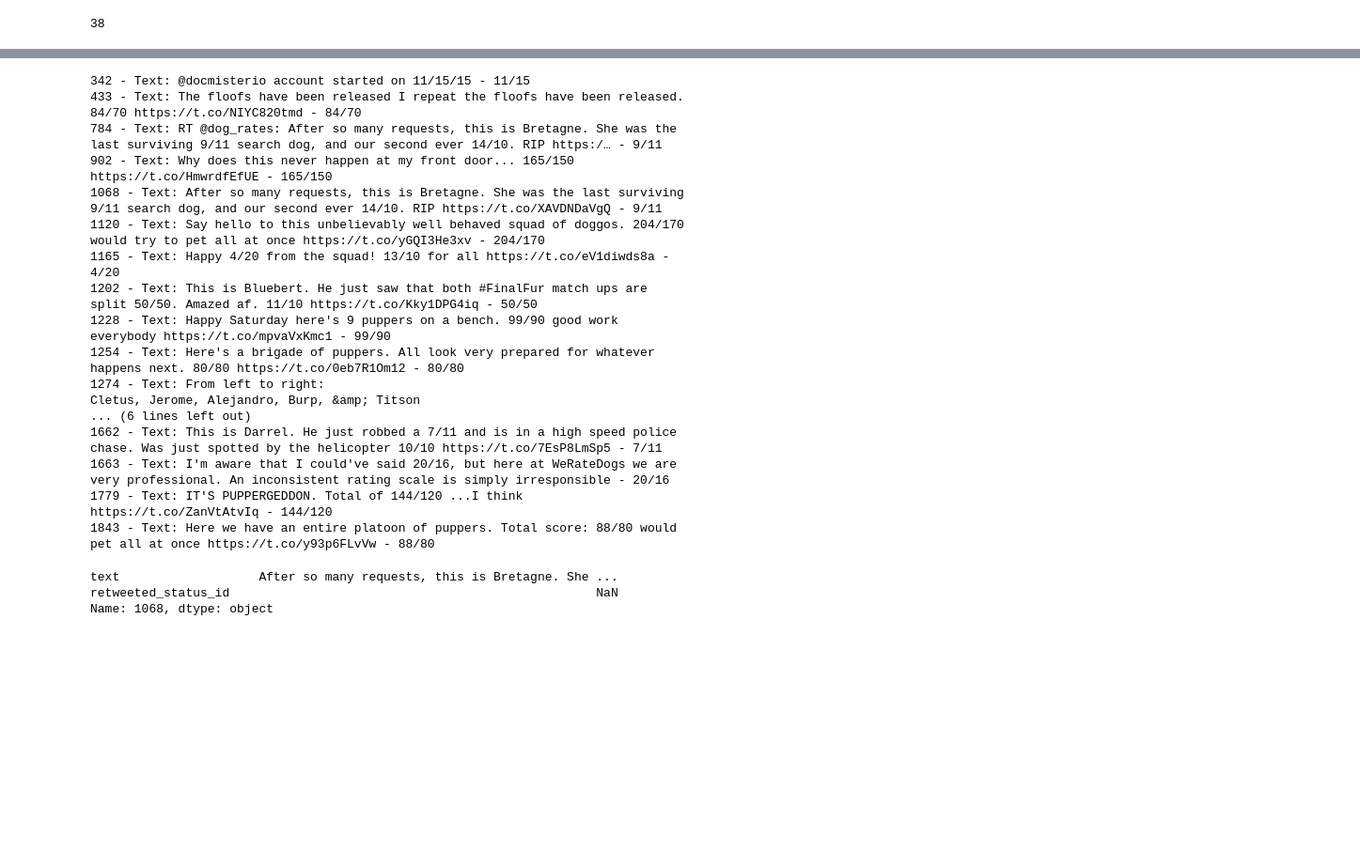
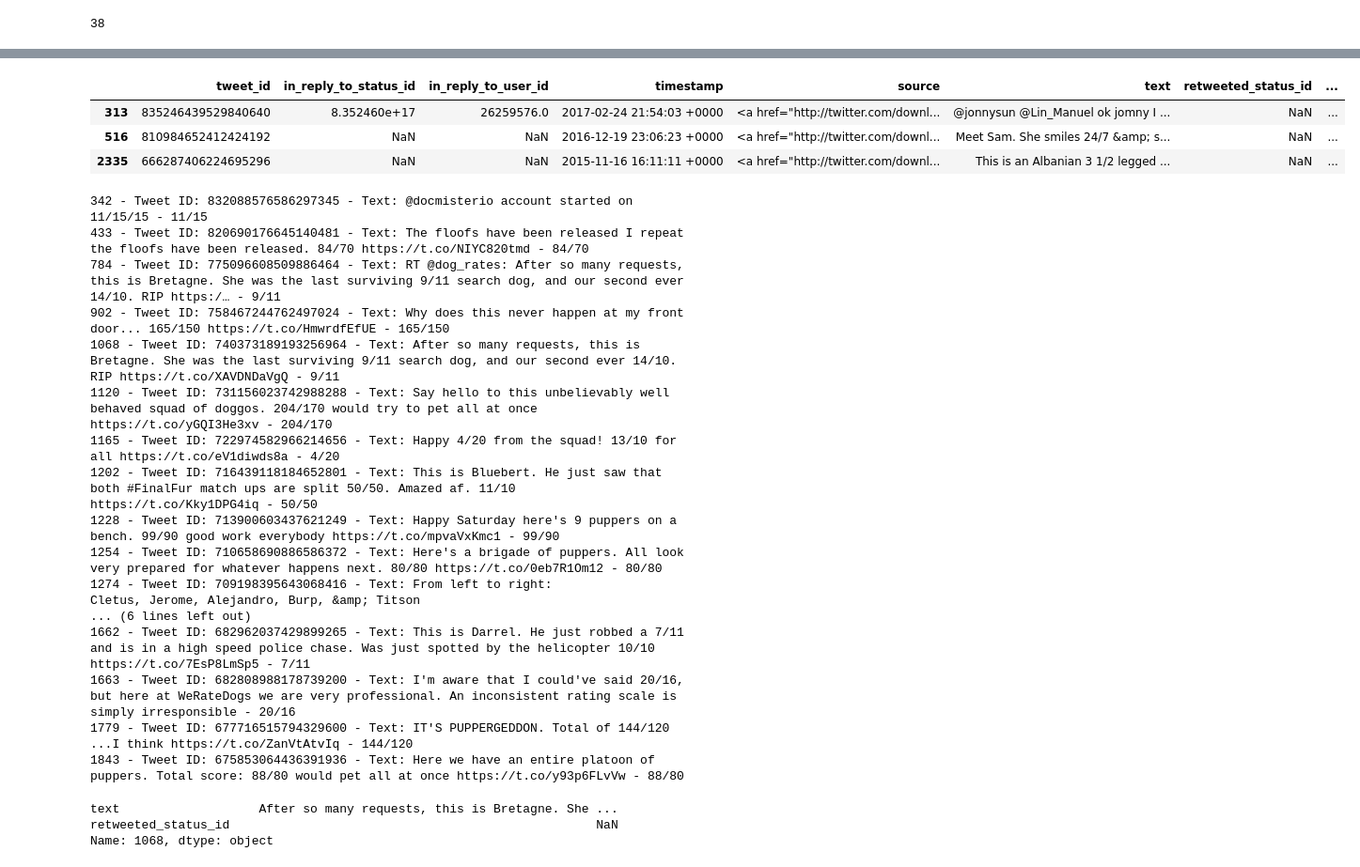
Before and after one commit to miniermatar/udacity_project_5_data_wrangling, a Jupyter notebook: wrangle_act.ipynb, the cells around one changed output, grey strips where cells are left out. Shown: that part at 94% size. Drawn from its saved outputs; the diff is of its cells as text; code cells hidden in the pictures; blank space fills up the shorter version.

```diff
--- a/wrangle_act.ipynb
+++ b/wrangle_act.ipynb
@@ -445,24 +479,31 @@ df.text.str.contains('puppo',case=False).sum()
+# %%
+df[df.rating_denominator<10]
+# %% [output]
+|  | tweet_id | in_reply_to_status_id | in_reply_to_user_id | timestamp | source | text | retweeted_status_id | ... |
+| 313 | 835246439529840640 | 8.352460e+17 | 26259576.0 | 2017-02-24 21:54:03 +0000 | <a href="http://twitter.com/downl... | @jonnysun @Lin_Manuel ok jomny I ... | NaN | ... |
+| 516 | 810984652412424192 | NaN | NaN | 2016-12-19 23:06:23 +0000 | <a href="http://twitter.com/downl... | Meet Sam. She smiles 24/7 &amp; s... | NaN | ... |
+| 2335 | 666287406224695296 | NaN | NaN | 2015-11-16 16:11:11 +0000 | <a href="http://twitter.com/downl... | This is an Albanian 3 1/2 legged ... | NaN | ... |
 # %%
 for index, tweet in df[df.rating_denominator>10].iterrows():
-    print ("{} - Text: {} - {}/{}".format(index,tweet.text,tweet.rating_numerator,tweet.rating_denominator))
+    print ("{} - Tweet ID: {} - Text: {} - {}/{}".format(index,tweet.tweet_id,tweet.text,tweet.rating_numerator,tweet.rating_denominator))
 # %% [output]
-342 - Text: @docmisterio account started on 11/15/15 - 11/15
-433 - Text: The floofs have been released I repeat the floofs have been released. 84/70 https://t.co/NIYC820tmd - 84/70
-784 - Text: RT @dog_rates: After so many requests, this is Bretagne. She was the last surviving 9/11 search dog, and our second ever 14/10. RIP https:/… - 9/11
-902 - Text: Why does this never happen at my front door... 165/150 https://t.co/HmwrdfEfUE - 165/150
-1068 - Text: After so many requests, this is Bretagne. She was the last surviving 9/11 search dog, and our second ever 14/10. RIP https://t.co/XAVDNDaVgQ - 9/11
-1120 - Text: Say hello to this unbelievably well behaved squad of doggos. 204/170 would try to pet all at once https://t.co/yGQI3He3xv - 204/170
-1165 - Text: Happy 4/20 from the squad! 13/10 for all https://t.co/eV1diwds8a - 4/20
-1202 - Text: This is Bluebert. He just saw that both #FinalFur match ups are split 50/50. Amazed af. 11/10 https://t.co/Kky1DPG4iq - 50/50
-1228 - Text: Happy Saturday here's 9 puppers on a bench. 99/90 good work everybody https://t.co/mpvaVxKmc1 - 99/90
-1254 - Text: Here's a brigade of puppers. All look very prepared for whatever happens next. 80/80 https://t.co/0eb7R1Om12 - 80/80
-1274 - Text: From left to right:
+342 - Tweet ID: 832088576586297345 - Text: @docmisterio account started on 11/15/15 - 11/15
+433 - Tweet ID: 820690176645140481 - Text: The floofs have been released I repeat the floofs have been released. 84/70 https://t.co/NIYC820tmd - 84/70
+784 - Tweet ID: 775096608509886464 - Text: RT @dog_rates: After so many requests, this is Bretagne. She was the last surviving 9/11 search dog, and our second ever 14/10. RIP https:/… - 9/11
+902 - Tweet ID: 758467244762497024 - Text: Why does this never happen at my front door... 165/150 https://t.co/HmwrdfEfUE - 165/150
+1068 - Tweet ID: 740373189193256964 - Text: After so many requests, this is Bretagne. She was the last surviving 9/11 search dog, and our second ever 14/10. RIP https://t.co/XAVDNDaVgQ - 9/11
+1120 - Tweet ID: 731156023742988288 - Text: Say hello to this unbelievably well behaved squad of doggos. 204/170 would try to pet all at once https://t.co/yGQI3He3xv - 204/170
+1165 - Tweet ID: 722974582966214656 - Text: Happy 4/20 from the squad! 13/10 for all https://t.co/eV1diwds8a - 4/20
+1202 - Tweet ID: 716439118184652801 - Text: This is Bluebert. He just saw that both #FinalFur match ups are split 50/50. Amazed af. 11/10 https://t.co/Kky1DPG4iq - 50/50
+1228 - Tweet ID: 713900603437621249 - Text: Happy Saturday here's 9 puppers on a bench. 99/90 good work everybody https://t.co/mpvaVxKmc1 - 99/90
+1254 - Tweet ID: 710658690886586372 - Text: Here's a brigade of puppers. All look very prepared for whatever happens next. 80/80 https://t.co/0eb7R1Om12 - 80/80
+1274 - Tweet ID: 709198395643068416 - Text: From left to right:
 Cletus, Jerome, Alejandro, Burp, &amp; Titson
 ... (6 lines left out)
-1662 - Text: This is Darrel. He just robbed a 7/11 and is in a high speed police chase. Was just spotted by the helicopter 10/10 https://t.co/7EsP8LmSp5 - 7/11
-1663 - Text: I'm aware that I could've said 20/16, but here at WeRateDogs we are very professional. An inconsistent rating scale is simply irresponsible - 20/16
-1779 - Text: IT'S PUPPERGEDDON. Total of 144/120 ...I think https://t.co/ZanVtAtvIq - 144/120
-1843 - Text: Here we have an entire platoon of puppers. Total score: 88/80 would pet all at once https://t.co/y93p6FLvVw - 88/80
+1662 - Tweet ID: 682962037429899265 - Text: This is Darrel. He just robbed a 7/11 and is in a high speed police chase. Was just spotted by the helicopter 10/10 https://t.co/7EsP8LmSp5 - 7/11
+1663 - Tweet ID: 682808988178739200 - Text: I'm aware that I could've said 20/16, but here at WeRateDogs we are very professional. An inconsistent rating scale is simply irresponsible - 20/16
+1779 - Tweet ID: 677716515794329600 - Text: IT'S PUPPERGEDDON. Total of 144/120 ...I think https://t.co/ZanVtAtvIq - 144/120
+1843 - Tweet ID: 675853064436391936 - Text: Here we have an entire platoon of puppers. Total score: 88/80 would pet all at once https://t.co/y93p6FLvVw - 88/80
 # %%
 df[['text','retweeted_status_id']].iloc[1068]
 # %% [output]
```
Also changed, not shown: parts of 132 cells of this notebook.
